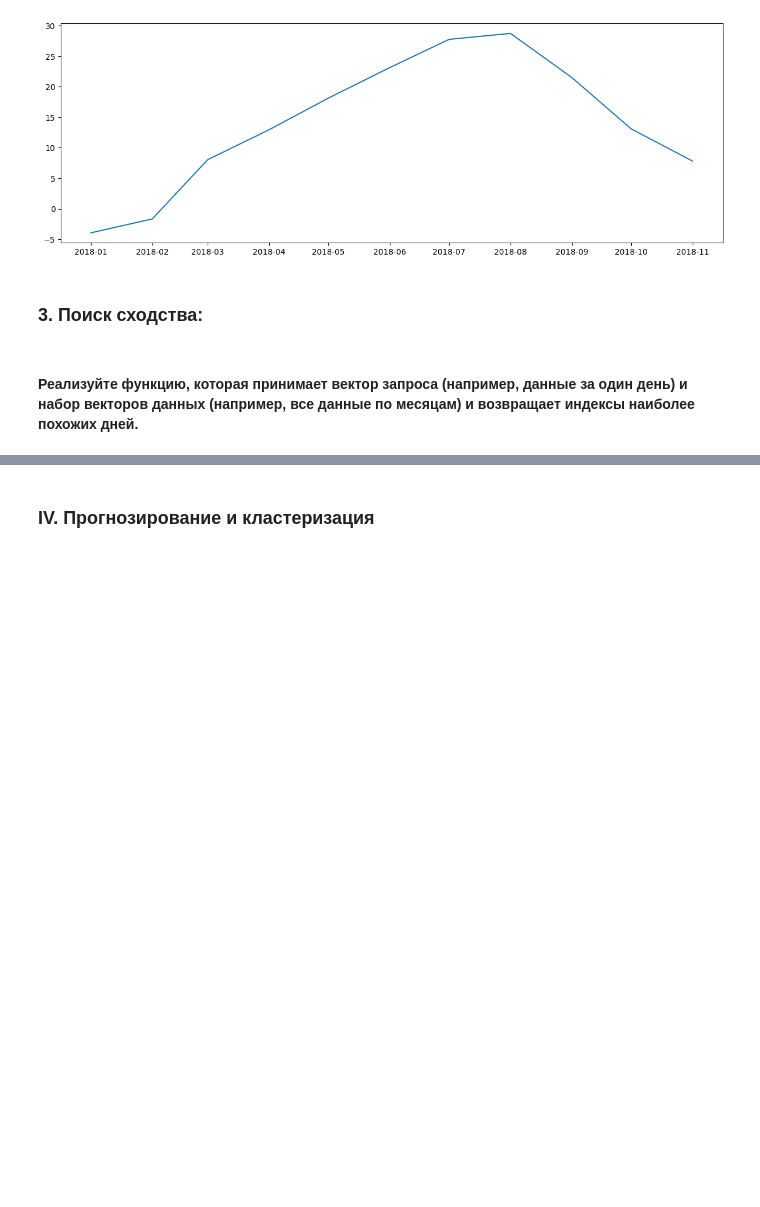
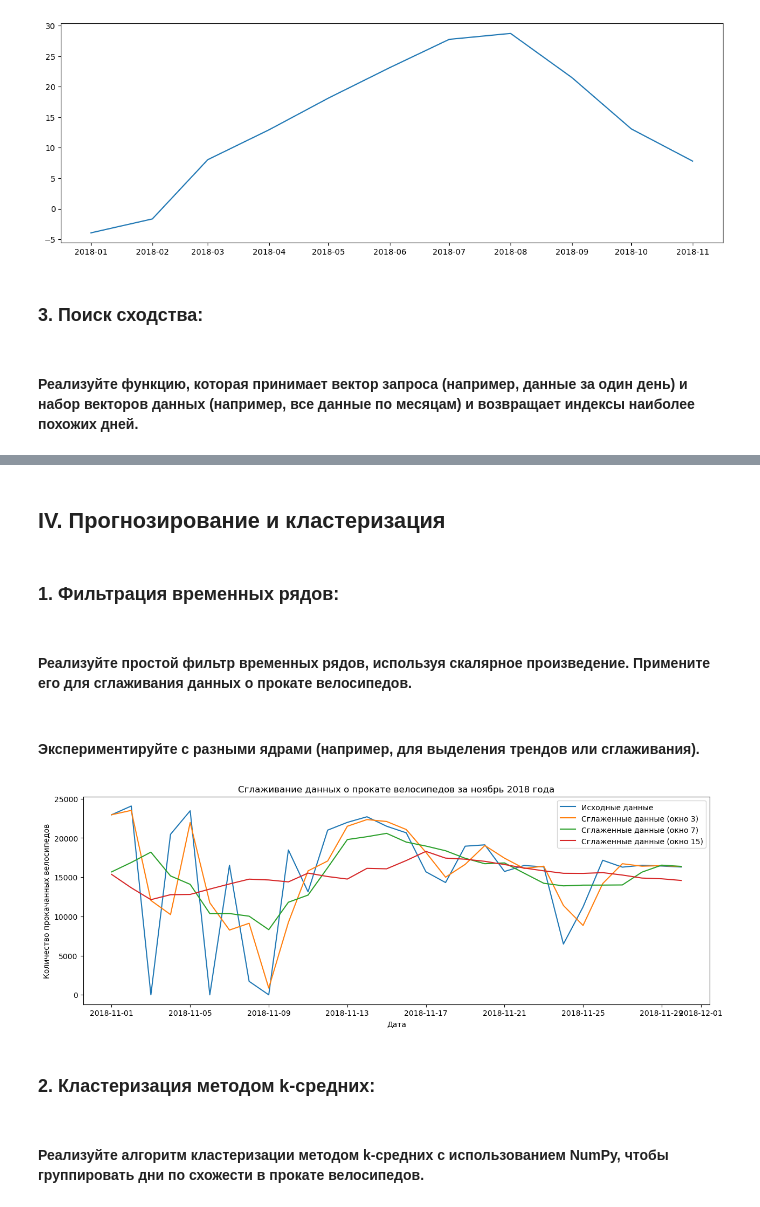
Before and after one commit to vorandpav/NoteBooks, a Jupyter notebook: Jupiter.ipynb, the cells around one changed output, grey strips where cells are left out. Cells and saved outputs as stored; diff of their text form; code cells hidden in the pictures; blank space fills up the shorter version.

Commit message:
Прогнозирование и кластеризация

```diff
--- a/Jupiter.ipynb
+++ b/Jupiter.ipynb
@@ -699,4 +710,61 @@ print(similar_days[1])
  [np.float64(0.8214096310287465) np.datetime64('2017-12-07')]
  [np.float64(0.8201472911332581) np.datetime64('2018-03-01')]]
 # %% [markdown]
-### IV. Прогнозирование и кластеризация
+## IV. Прогнозирование и кластеризация
+# %% [markdown]
+### 1. Фильтрация временных рядов:
+# %% [markdown]
+#### Реализуйте простой фильтр временных рядов, используя скалярное произведение. Примените его для сглаживания данных о прокате велосипедов.
+# %%
+# фильтр временных рядов
+
+"""
+Фильтр временных рядов:
+сглаживает данные по заданному окну
+"""
+
+
+def easy_time_series_filter(data, window):
+    filtered_data = []
+    for i in range(len(data)):
+        start = max(0, i - window // 2)
+        end = min(len(data), i + window // 2)
+        filtered_data.append(np.mean(data[start:end]))
+    return np.array(filtered_data)
+# %% [markdown]
+#### Экспериментируйте с разными ядрами (например, для выделения трендов или сглаживания).
+# %%
+# сглаживание данных о прокате велосипедов за каждый день ноября 2018 года
+
+november_2018_mask = ((date >= np.datetime64('2018-11-01')) & (date < np.datetime64('2018-12-01')))
+november_2018_data = data[november_2018_mask]
+november_2018_days = np.unique(november_2018_data['Date'])
+november_2018_rented_bike_count = np.array([
+    np.sum(november_2018_data[november_2018_data['Date'] == d]['Rented_Bike_Count'])
+    for d in november_2018_days
+])
+
+plt.figure(figsize=(15, 5))
+
+plt.plot(november_2018_days, november_2018_rented_bike_count, label='Исходные данные')
+
+plt.plot(november_2018_days, easy_time_series_filter(november_2018_rented_bike_count, 3),
+         label='Сглаженные данные (окно 3)')
+
+plt.plot(november_2018_days, easy_time_series_filter(november_2018_rented_bike_count, 7),
+         label='Сглаженные данные (окно 7)')
+
+plt.plot(november_2018_days, easy_time_series_filter(november_2018_rented_bike_count, 15),
+         label='Сглаженные данные (окно 15)')
+
+plt.xlabel('Дата')
+plt.ylabel('Количество прокачанных велосипедов')
+plt.title('Сглаживание данных о прокате велосипедов за ноябрь 2018 года')
+plt.legend()
+plt.show()
+# %% [output]
+[figure, added]
+# %% [markdown]
+### 2. Кластеризация методом k-средних:
+# %% [markdown]
+#### Реализуйте алгоритм кластеризации методом k-средних с использованием NumPy, чтобы группировать дни по схожести в прокате велосипедов.
```
Also changed, not shown: parts of 13 cells of this notebook, 1 other file.
